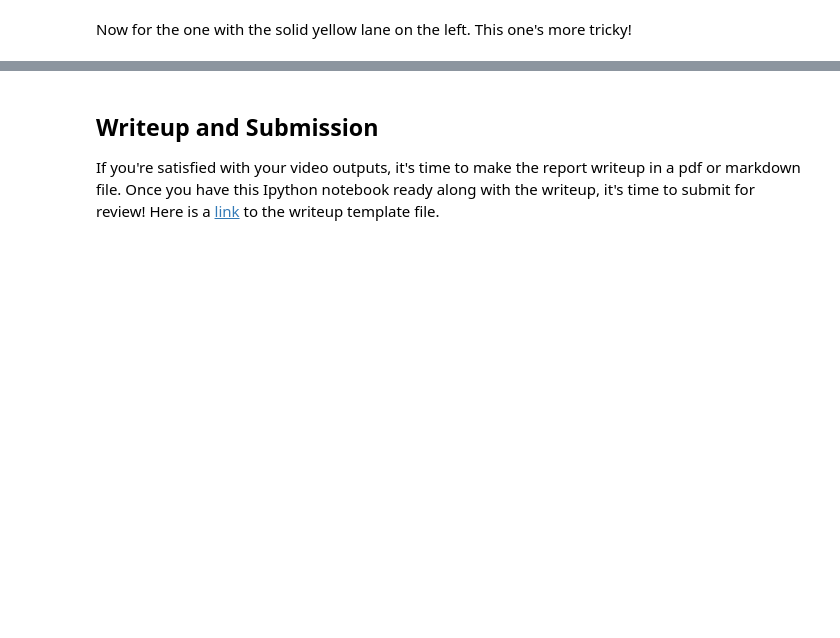
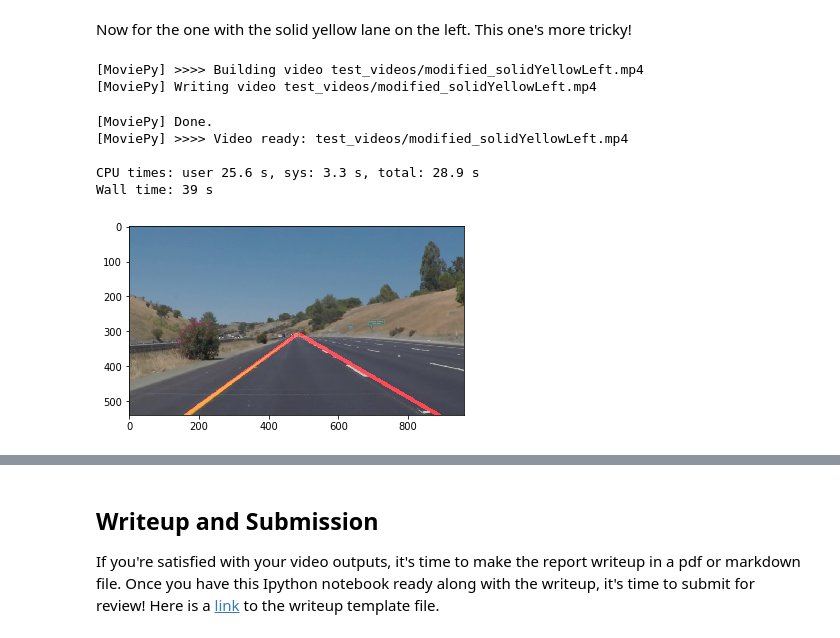
Before and after one commit to venkatvi/UdacitySelfDrivingCarNanoDegree, a Jupyter notebook: Py/Proj1_FindingLanes/P1/P1.ipynb, the cells around one changed output, grey strips where cells are left out. Saved outputs shown, nothing was run; the diff lists cells and outputs as text; code cells hidden in the pictures; blank space fills up the shorter version.

```diff
--- a/Py/Proj1_FindingLanes/P1/P1.ipynb
+++ b/Py/Proj1_FindingLanes/P1/P1.ipynb
@@ -300,15 +395,24 @@ HTML("""
 # %% [markdown]
 Now for the one with the solid yellow lane on the left. This one's more tricky!
 # %%
-yellow_output = 'test_videos_output/solidYellowLeft.mp4'
+yellow_output = 'test_videos/modified_solidYellowLeft.mp4'
 ## To speed up the testing process you may want to try your pipeline on a shorter subclip of the video
 ## To do so add .subclip(start_second,end_second) to the end of the line below
 ## Where start_second and end_second are integer values representing the start and end of the subclip
 ## You may also uncomment the following line for a subclip of the first 5 seconds
 ##clip2 = VideoFileClip('test_videos/solidYellowLeft.mp4').subclip(0,5)
 clip2 = VideoFileClip('test_videos/solidYellowLeft.mp4')
 yellow_clip = clip2.fl_image(process_image)
 %time yellow_clip.write_videofile(yellow_output, audio=False)
+# %% [output]
+[MoviePy] >>>> Building video test_videos/modified_solidYellowLeft.mp4
+[MoviePy] Writing video test_videos/modified_solidYellowLeft.mp4
+[MoviePy] Done.
+[MoviePy] >>>> Video ready: test_videos/modified_solidYellowLeft.mp4
+
+CPU times: user 25.6 s, sys: 3.3 s, total: 28.9 s
+Wall time: 39 s
+[figure, added]
 # %%
 HTML("""
 <video width="960" height="540" controls>
```
Also changed, not shown: parts of 10 cells of this notebook, 13 other files.
